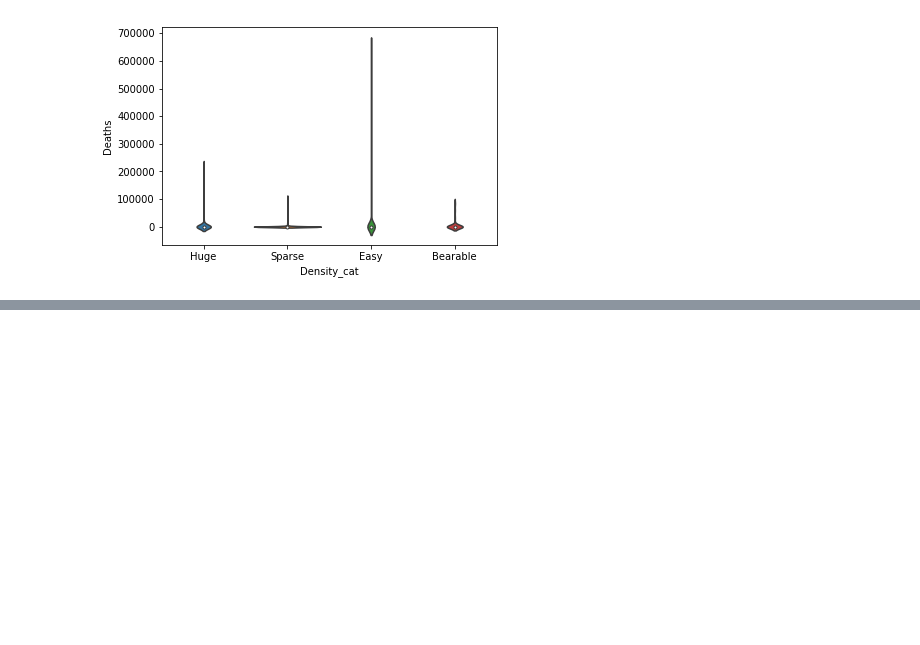
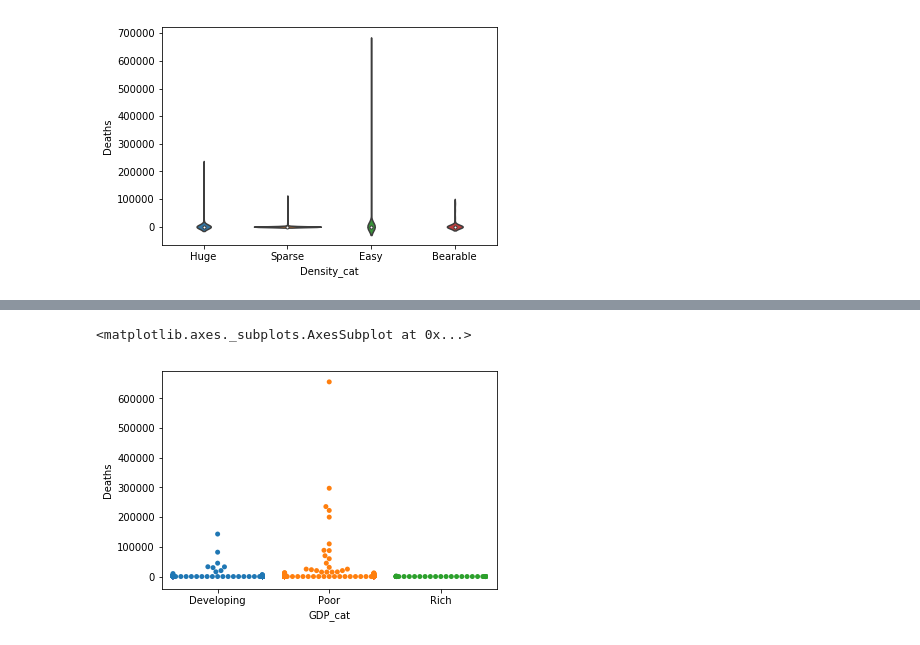
Before and after one commit to paulo-g-martinez/dq3-earthquakes, a Jupyter notebook: DQ3_120717.ipynb, the cells around one changed output, grey strips where cells are left out. Cells and saved outputs as stored; diff of their text form; code cells hidden in the pictures; blank space fills up the shorter version.

```diff
--- a/DQ3_120717.ipynb
+++ b/DQ3_120717.ipynb
@@ -247,0 +250,3 @@ show(plot)
+# %%
+# merging GDP data with the data frame
+quake_df_dens_GDP = pd.merge(quake_df_dens,GDPdf, how = 'left', on = 'Country' )
@@ -247,0 +274,15 @@ show(plot)
+# %%
+quake_df_dens_GDP['GDP'] = quake_df_dens_GDP['GDP'].astype(float)
+# %%
+# making a GDP function
+def Gross (value):
+    if value >= 75000:
+        return 'Very_rich'
+    elif  50000 < value < 75000:
+        return 'Rich'
+    elif 10000 < value <= 50000 :
+        return 'Developing'
+    else:
+        return 'Poor'
+# %%
+ quake_df_dens_GDP['GDP_cat']= quake_df_dens_GDP['GDP'].apply(Gross)
@@ -247,0 +298,5 @@ show(plot)
+# %%
+sns.swarmplot(x='GDP_cat', y= 'Deaths', data = quake_df_dens_GDP)
+# %% [output]
+<matplotlib.axes._subplots.AxesSubplot at 0x...>
+[figure, added]
```
Also changed, not shown: parts of 10 cells of this notebook.
